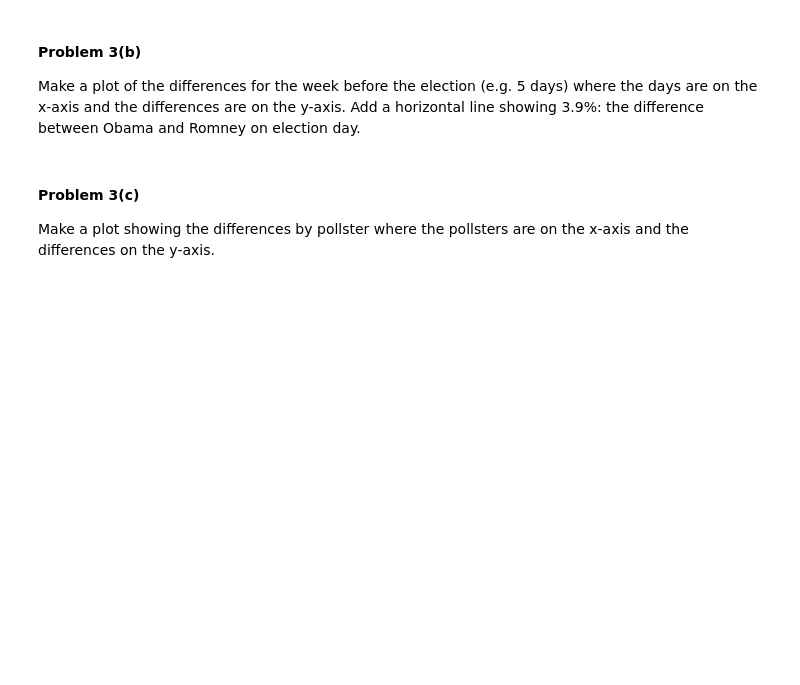
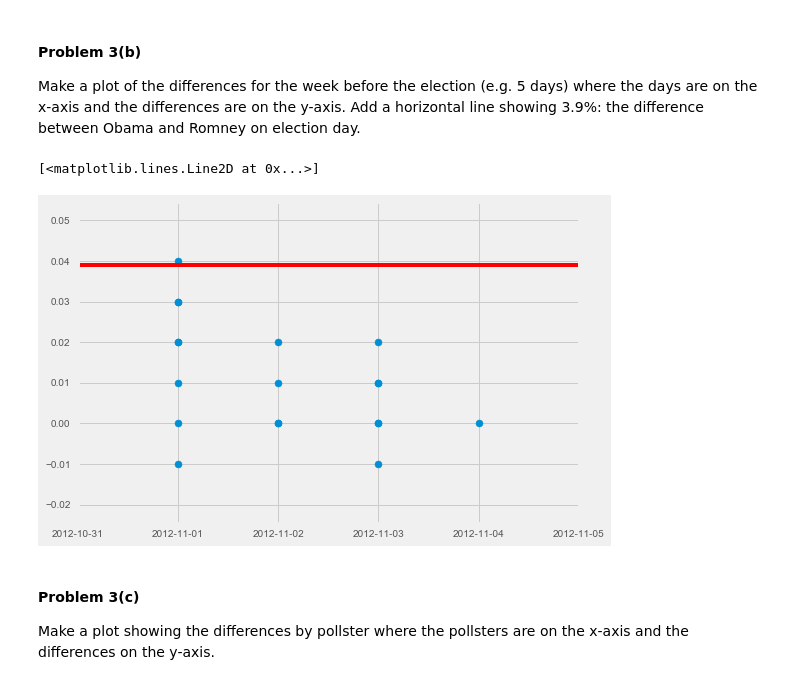
Before and after one commit to tuckergordon/bah_repos, a Jupyter notebook: 2014hw/hw2/HW2.ipynb, the cells around one changed output. Saved outputs shown, nothing was run; the diff lists cells and outputs as text; code cells hidden in the pictures; blank space fills up the shorter version.

```diff
--- a/2014hw/hw2/HW2.ipynb
+++ b/2014hw/hw2/HW2.ipynb
@@ -470,3 +468,5 @@ Add a new column to the `election` DataFrame containg the difference between Oba
+# %%
+election['Diff'] = election.Obama / 100 - election.Romney / 100
 # %% [markdown]
 #### Problem 3(b)
 
@@ -476,3 +474,14 @@ Make a plot of the differences for the week before the election (e.g. 5 days) wh
+# %%
+last_week = election[election['Start Date'] >= '2012-11-01']
+plt.scatter(last_week['Start Date'].tolist(), last_week['Diff'])
+
+start_date = '2012-10-31'
+end_date = '2012-11-05'
+plt.xlim([pd.to_datetime(start_date), pd.to_datetime(end_date)])
+plt.plot([start_date, end_date], [0.039, 0.039], color = 'r')
+# %% [output]
+[<matplotlib.lines.Line2D at 0x...>]
+[figure, added]
 # %% [markdown]
 #### Problem 3(c)
 
```
Also changed, not shown: parts of 11 cells of this notebook.
